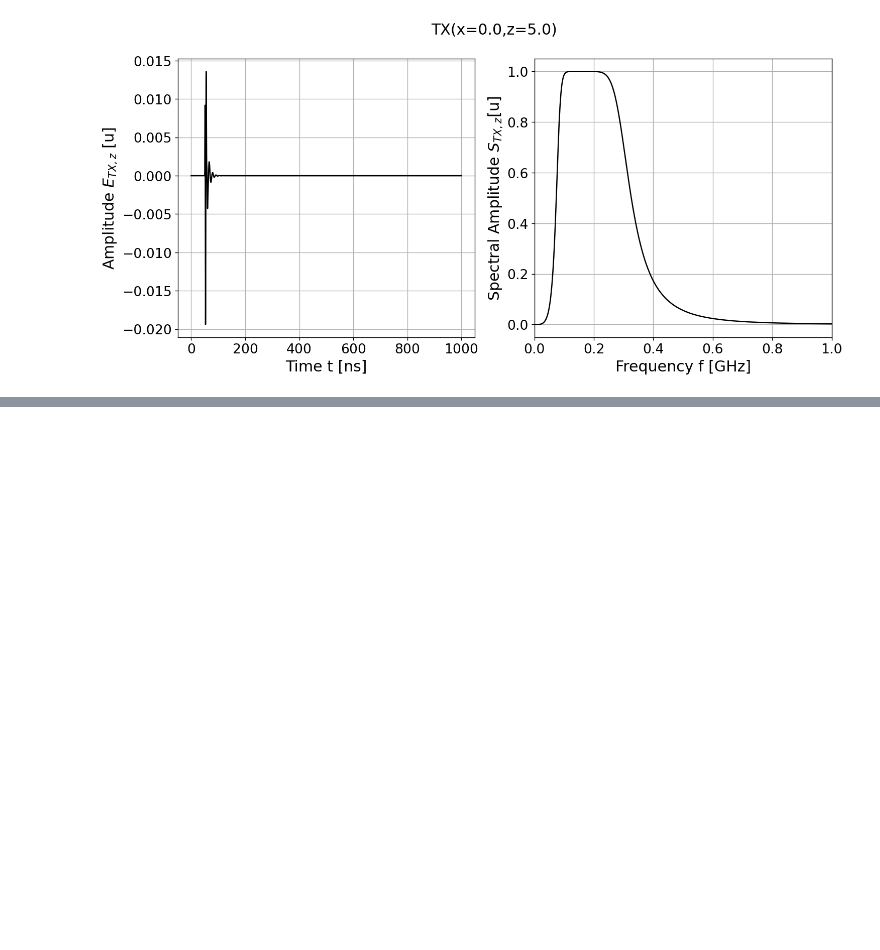
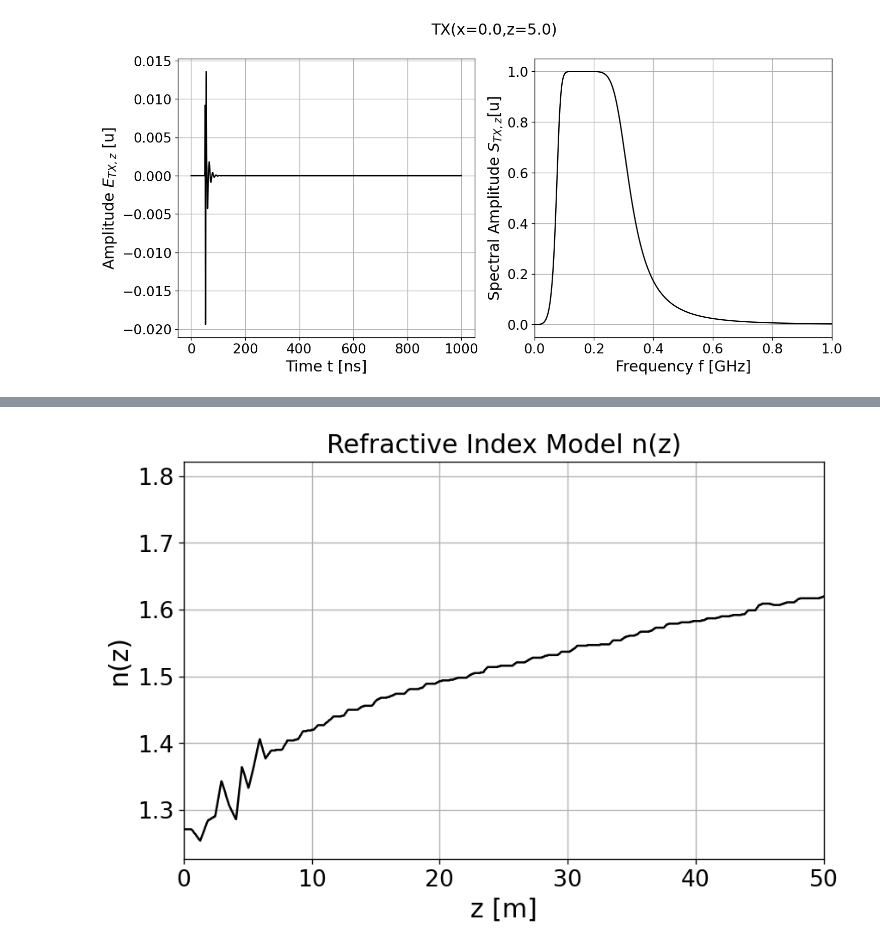
Before and after one commit to AlexKyriacou92/firn_analysis_with_meep, a Jupyter notebook: plot-results.ipynb, the cells around one changed output, grey strips where cells are left out. Cells and saved outputs as stored; diff of their text form; code cells hidden in the pictures; blank space fills up the shorter version.

```diff
--- a/plot-results.ipynb
+++ b/plot-results.ipynb
@@ -78,3 +74,20 @@ pl.show()
+# %%
+# Plot Ref. Index Prof.
+z_prof = sim_reader.zProfile
+n_prof = sim_reader.nProfile
+
+fig = pl.figure(figsize=(8,5),dpi=120)
+ax = fig.add_subplot(111)
+ax.set_title('Refractive Index Model n(z)',fontsize=fontsize)
+ax.plot(z_prof, n_prof, c='k')
+ax.grid()
+ax.set_xlabel('z [m]', fontsize=fontsize)
+ax.set_ylabel('n(z)', fontsize=fontsize)
+ax.tick_params(axis='both', labelsize=labelsize)
+ax.set_xlim(0, sim_reader.iceDepth)
+pl.show()
+# %% [output]
+[figure, added]
 # %%
 # Plot a RX Pulse (z pol)
 x_rx = 30
```
Also changed, not shown: parts of 4 cells of this notebook.
